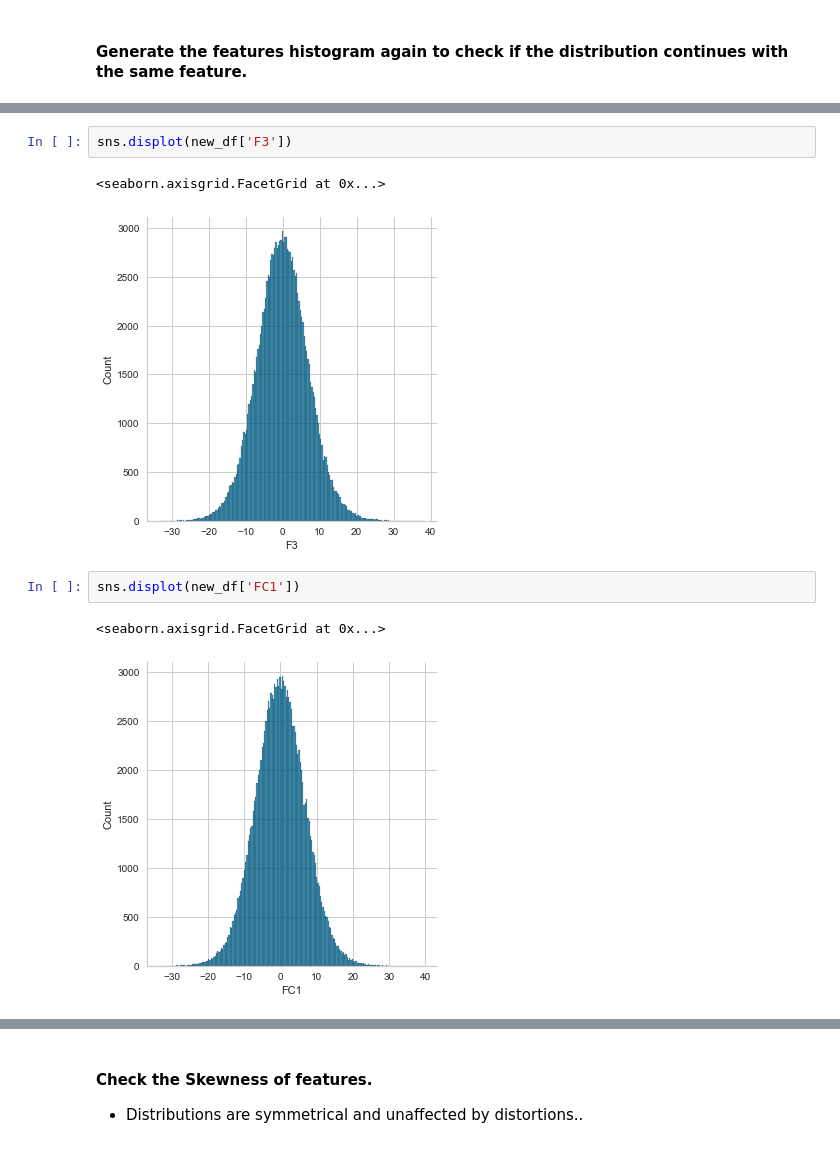
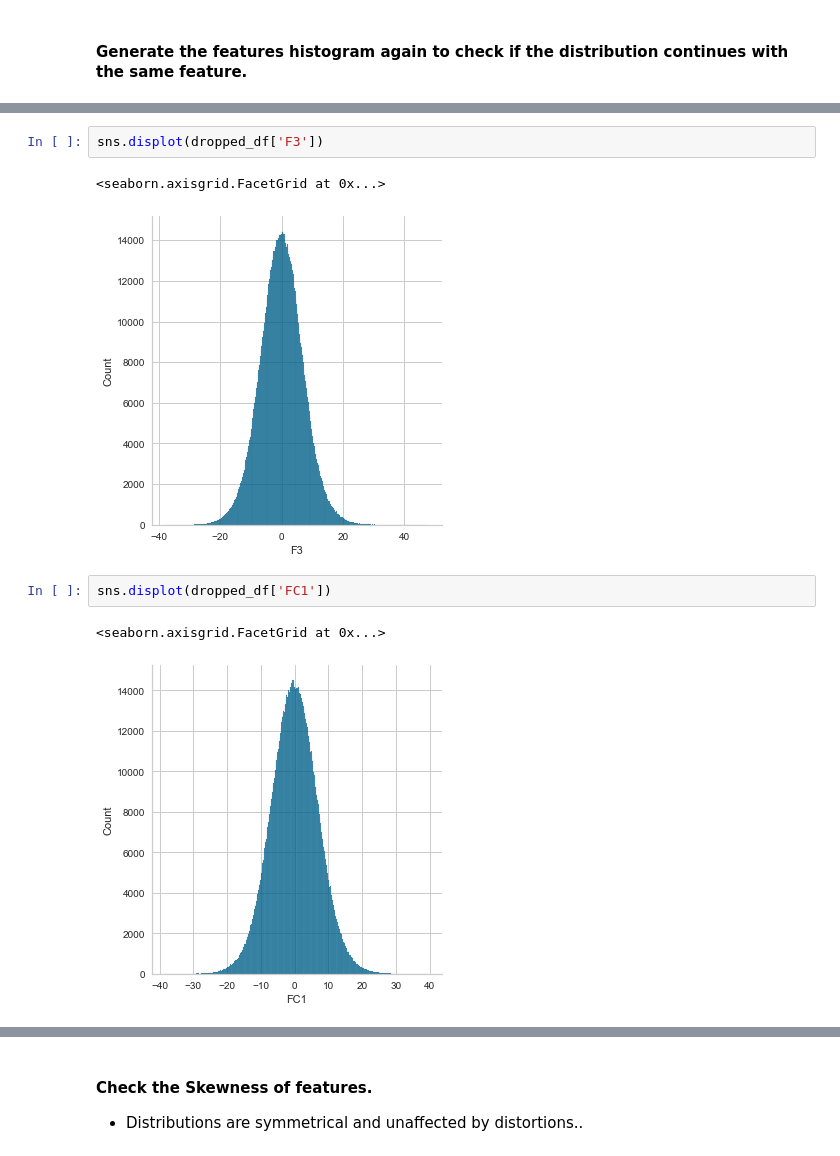
Before and after one commit to rodrigoalexandre/sam-stress-multilayerperceptron-sklearn, a Jupyter notebook: source/preprocess-sam-dataset-under.ipynb, the cells around one changed output, grey strips where cells are left out. Saved outputs shown, nothing was run; the diff lists cells and outputs as text.

```diff
--- a/source/preprocess-sam-dataset-under.ipynb
+++ b/source/preprocess-sam-dataset-under.ipynb
@@ -527,11 +528,11 @@ sns.displot(new_df['Fp1'])
 # %%
-sns.displot(new_df['F3'])
+sns.displot(dropped_df['F3'])
 # %% [output]
 <seaborn.axisgrid.FacetGrid at 0x...>
-[figure, old version]
+[figure, new version]
 # %%
-sns.displot(new_df['FC1'])
+sns.displot(dropped_df['FC1'])
 # %% [output]
 <seaborn.axisgrid.FacetGrid at 0x...>
-[figure, old version]
+[figure, new version]
 # %%
```
Also changed, not shown: parts of 45 cells of this notebook, 1 other file.
